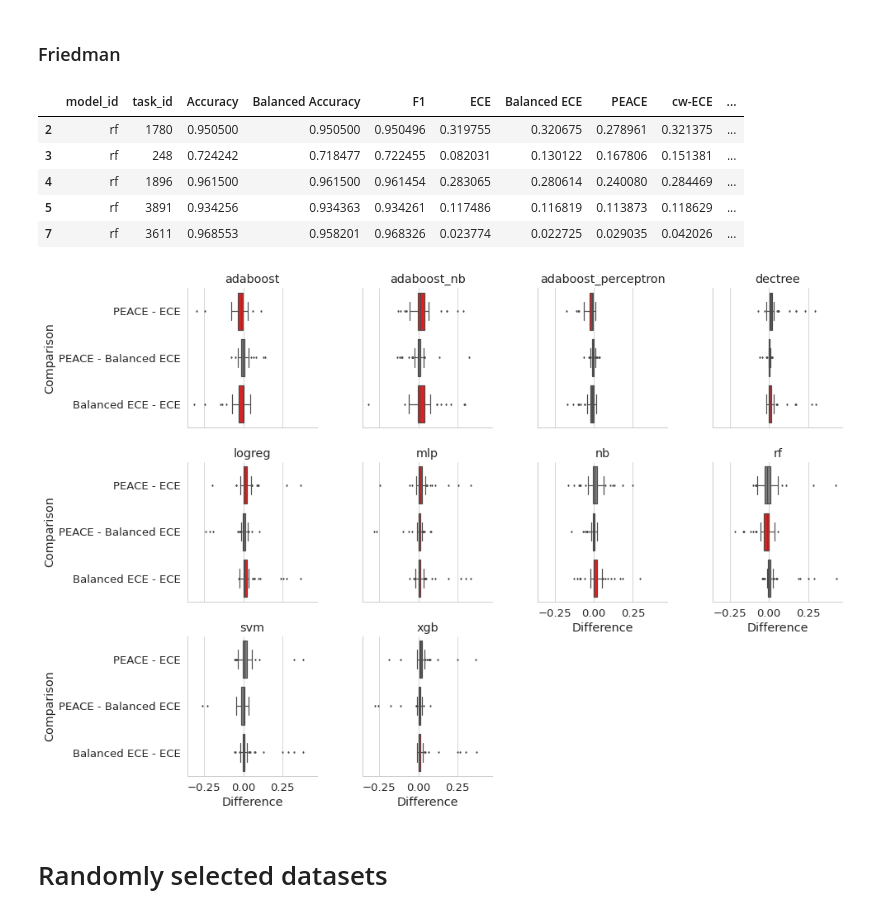
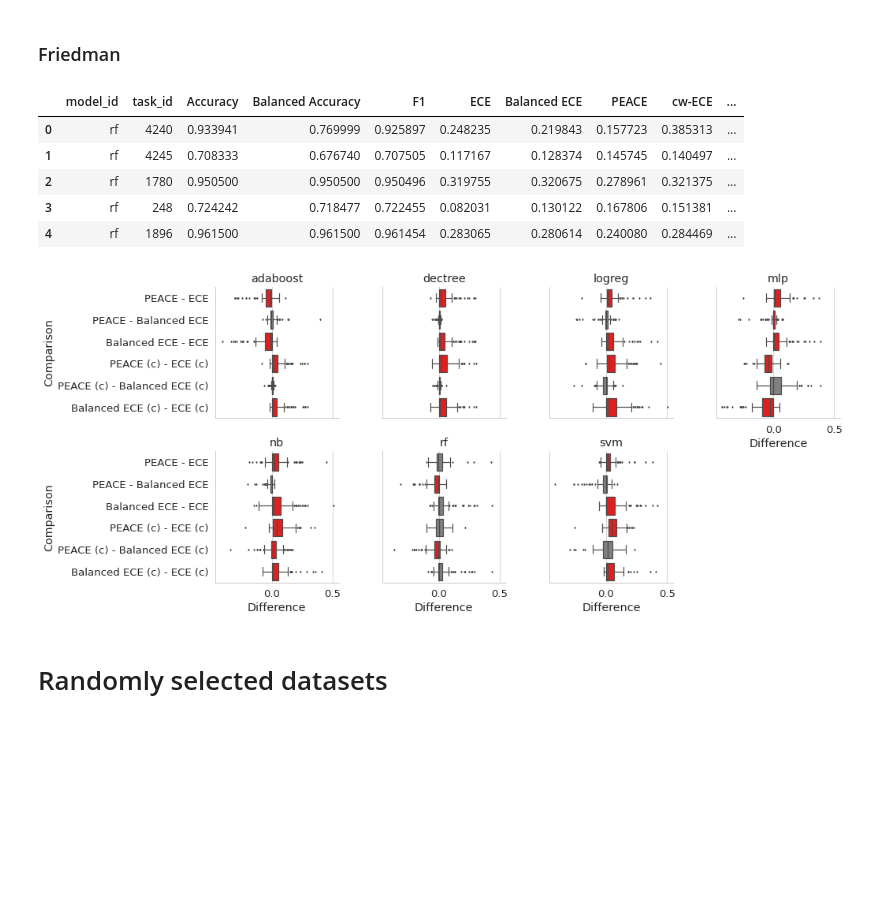
Before and after one commit to MaximLippeveld/riverreliability, a Jupyter notebook: experiments/compare_metrics_over_datasets.ipynb, the cells around one changed output. Drawn from its saved outputs; the diff is of its cells as text; code cells hidden in the pictures; blank space fills up the shorter version.

Commit message:
Update comparison nb with equal count + n_bins 15

```diff
--- a/experiments/compare_metrics_over_datasets.ipynb
+++ b/experiments/compare_metrics_over_datasets.ipynb
@@ -390 +391,6 @@ df = pandas.concat([
 ])
+# %%
+df = pandas.concat([
+    load("/home/maximl/Data/Experiment_data/results/riverrel/datasets/random_openml/metrics_1601494658.dat"),
+    load("/home/maximl/Data/Experiment_data/results/riverrel/datasets/random_openml/metrics_1602184261.dat")[["ece_count", "ece_balanced_count", "peace_count"]]
+], axis=1)
@@ -413,7 +425,7 @@ for idx, group_df in df.groupby("model_id"):
 # %%
 df = df[df["task_id"].isin(all_tasks)]
 # %%
-df.columns = ["model_id", "task_id", "Accuracy", "Balanced Accuracy", "F1", "ECE", "Balanced ECE", "PEACE", "cw-ECE", "cw-PEACE"]
+df.columns = ["model_id", "task_id", "Accuracy", "Balanced Accuracy", "F1", "ECE", "Balanced ECE", "PEACE", "cw-ECE", "cw-PEACE", "ECE (c)", "Balanced ECE (c)", "PEACE (c)"]
 # %%
 def get_longform(df, cols=None, subject_cols=None):
     dfs = []
@@ -478,5 +491,5 @@ plt.savefig("performance.pdf", bbox_inches="tight")
 # %%
-cols = ["ECE", "Balanced ECE", "PEACE"]
+cols = ["ECE", "Balanced ECE", "PEACE", "ECE (c)", "Balanced ECE (c)", "PEACE (c)"]
 # %%
 seaborn.displot(data=long_df[long_df["metric"].isin(cols)], x="value", hue="metric", rug=True, kind="kde")
 # %% [output]
@@ -506,11 +519,11 @@ import scikit_posthocs as sp
 df.head()
 # %% [output]
 |  | model_id | task_id | Accuracy | Balanced Accuracy | F1 | ECE | Balanced ECE | PEACE | cw-ECE | ... |
+| 0 | rf | 4240 | 0.933941 | 0.769999 | 0.925897 | 0.248235 | 0.219843 | 0.157723 | 0.385313 | ... |
+| 1 | rf | 4245 | 0.708333 | 0.676740 | 0.707505 | 0.117167 | 0.128374 | 0.145745 | 0.140497 | ... |
 | 2 | rf | 1780 | 0.950500 | 0.950500 | 0.950496 | 0.319755 | 0.320675 | 0.278961 | 0.321375 | ... |
 | 3 | rf | 248 | 0.724242 | 0.718477 | 0.722455 | 0.082031 | 0.130122 | 0.167806 | 0.151381 | ... |
 | 4 | rf | 1896 | 0.961500 | 0.961500 | 0.961454 | 0.283065 | 0.280614 | 0.240080 | 0.284469 | ... |
-| 5 | rf | 3891 | 0.934256 | 0.934363 | 0.934261 | 0.117486 | 0.116819 | 0.113873 | 0.118629 | ... |
-| 7 | rf | 3611 | 0.968553 | 0.958201 | 0.968326 | 0.023774 | 0.022725 | 0.029035 | 0.042026 | ... |
 # %%
 def map_stars(p):
     if p < 0.001:
@@ -524,39 +537,50 @@ def map_stars(p):
 # %%
 grid = seaborn.FacetGrid(data=df, col="model_id", col_wrap=4)
 table_data = [["PEACE - ECE"], ["PEACE - Balanced ECE"], ["Balanced ECE - ECE"]]
 for ax, (idx, model_df) in zip(grid.axes, df.groupby("model_id")):
 
+    diffs = [
+#         ("ECE (c)", "ECE"),
+#         ("Balanced ECE (c)", "Balanced ECE"),
+#         ("PEACE (c)", "PEACE"),
+#         ("PEACE (c)", "Balanced ECE (c)")
+        ("PEACE", "ECE"),
+        ("PEACE", "Balanced ECE"),
+        ("Balanced ECE", "ECE"),
+        ("PEACE (c)", "ECE (c)"),
+        ("PEACE (c)", "Balanced ECE (c)"),
+        ("Balanced ECE (c)", "ECE (c)")
+    ]
+
     diff_df = pandas.concat([
-        pandas.DataFrame({"value": model_df["PEACE"] - model_df["ECE"], "diff": "PEACE - ECE"}),
-        pandas.DataFrame({"value": model_df["PEACE"] - model_df["Balanced ECE"], "diff": "PEACE - Balanced ECE"}),
-        pandas.DataFrame({"value": model_df["Balanced ECE"] - model_df["ECE"], "diff": "Balanced ECE - ECE"})
+        pandas.DataFrame({"value": model_df[d1] - model_df[d2], "diff": f"{d1} - {d2}"})
+        for d1, d2 in diffs
     ])
 
     data = model_df.loc[:, cols + ["task_id"]]
-    test = scipy.stats.friedmanchisquare(data.iloc[:, 0], data.iloc[:, 1], data.iloc[:, 2])
+    test = scipy.stats.friedmanchisquare(*data.iloc[:, :len(cols)].values.tolist())
     if test.pvalue < 0.05:
         l = get_longform(data.drop(columns=["task_id"]))
         a = sp.posthoc_wilcoxon(a=l, val_col="value", group_col="metric", p_adjust="holm")
 
-        colors = [
-            "red" if a["PEACE"]["ECE"] < 0.05 else "grey",
-            "red" if a["PEACE"]["Balanced ECE"] < 0.05 else "grey",
-            "red" if a["Balanced ECE"]["ECE"] < 0.05 else "grey"
-        ]
+        colormap = a.copy()
+        colormap[a < 0.05] = "red"
+        colormap[a >= 0.05] = "grey"
+        colors = [colormap[d1][d2] for d1, d2 in diffs]
     else:
-        colors = ["grey"]*3
+        colors = ["grey"]*len(diffs)
 
-    tmp_df = diff_df.groupby("diff").aggregate("mean")
-    for i, (col1, col2) in enumerate([["PEACE", "ECE"], ["PEACE", "Balanced ECE"], ["Balanced ECE", "ECE"]]):
-        table_data[i].append("$%+.3f$ %s" % (tmp_df.loc[f"{col1} - {col2}"], map_stars(a[col1][col2])))
+#     tmp_df = diff_df.groupby("diff").aggregate("mean")
+#     for i, (col1, col2) in enumerate([["PEACE", "ECE"], ["PEACE", "Balanced ECE"], ["Balanced ECE", "ECE"]]):
+#         table_data[i].append("$%+.3f$ %s" % (tmp_df.loc[f"{col1} - {col2}"], map_stars(a[col1][col2])))
 
     ax.set_title(idx)
     seaborn.boxplot(data=diff_df, y="diff", x="value", orient="h", ax=ax, palette=seaborn.color_palette(colors), fliersize=1.5)
 
 grid.set_axis_labels("Difference", "Comparison")
 plt.savefig("pairwise_comparisons.pdf", bbox_inches="tight")
 # %% [output]
-[figure, old version]
+[figure, new version]
 # %%
 headers = ["AdaBoost", "DecTree", "LogReg", "MLP", "GNB", "RF", "SVM"]
 print(tabulate.tabulate(table_data, headers=headers, tablefmt="latex").replace("\\$", "$"))
```
Also changed, not shown: parts of 9 cells of this notebook, 4 other files.
